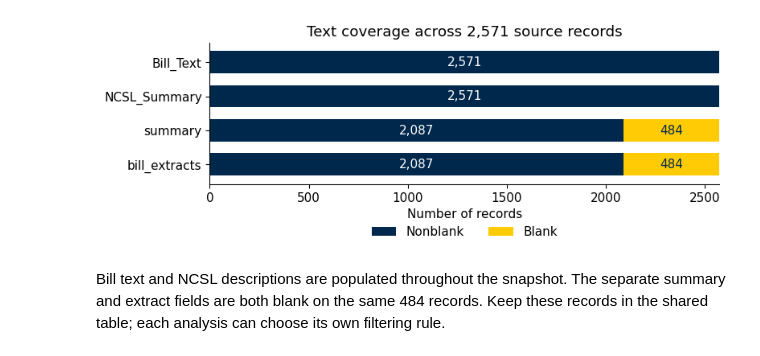
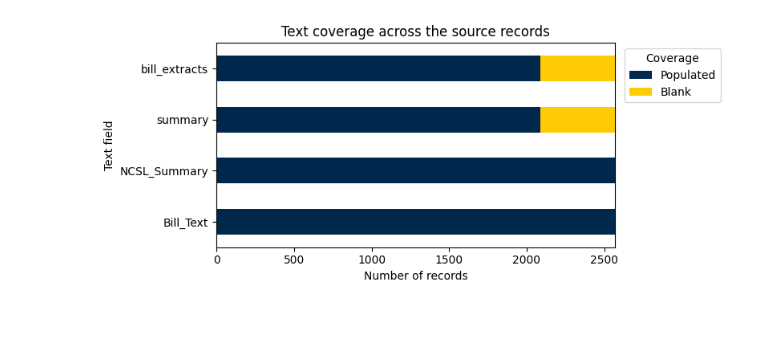
Before and after one commit to dhMontes/siads696-state-of-ai, a Jupyter notebook: josue_src/preprocessing.ipynb, the cells around one changed output. Cells and saved outputs as stored; diff of their text form; code cells hidden in the pictures; blank space fills up the shorter version.

```diff
--- a/josue_src/preprocessing.ipynb
+++ b/josue_src/preprocessing.ipynb
@@ -102,0 +32,8 @@ display(coverage)
+# %%
+prepared = prepare_data(source_path, output_path)
+original_columns = pd.read_csv(source_path, nrows=0).columns
+
+display(pd.DataFrame({
+    "Check": ["Source records", "Original fields", "Prepared fields"],
+    "Result": [len(prepared), len(original_columns), len(prepared.columns)],
+}))
@@ -102,0 +66,11 @@ display(coverage)
+# %%
+text_fields = ["Bill_Text", "NCSL_Summary", "summary", "bill_extracts"]
+blank_counts = prepared[text_fields].apply(lambda column: column.str.strip().eq("").sum())
+coverage = pd.DataFrame({
+    "Populated": len(prepared) - blank_counts,
+    "Blank": blank_counts,
+})
+display(coverage)
+
+both_blank = prepared["summary"].str.strip().eq("") & prepared["bill_extracts"].str.strip().eq("")
+print(f"Records with both summary and extract blank: {both_blank.sum():,}")
@@ -103,19 +84,12 @@ display(coverage)
 # %%
 ax = coverage.plot.barh(
-    stacked=True, figsize=(8, 3.2), color=["#00274C", "#FFCB05"], width=0.65,
+    stacked=True, color=["#00274C", "#FFCB05"], figsize=(8, 3.5)
 )
-ax.invert_yaxis()
-ax.set_title(f"Text coverage across {len(common):,} source records")
+ax.set_title("Text coverage across the source records")
 ax.set_xlabel("Number of records")
-ax.set_ylabel("")
-ax.legend(loc="upper center", bbox_to_anchor=(0.5, -0.22), ncol=2, frameon=False)
-for bars in ax.containers:
-    labels = [f"{int(bar.get_width()):,}" if bar.get_width() else "" for bar in bars]
-    color = "white" if bars is ax.containers[0] else "#00274C"
-    ax.bar_label(bars, labels=labels, label_type="center", color=color)
+ax.set_ylabel("Text field")
+ax.legend(title="Coverage", loc="upper left", bbox_to_anchor=(1.01, 1))
 plt.tight_layout()
 plt.show()
 # %% [output]
-[figure, old version]
+[figure, new version]
-# %% [markdown]
-Bill text and NCSL descriptions are populated throughout the snapshot. The separate summary and extract fields are both blank on the same 484 records. Keep these records in the shared table; each analysis can choose its own filtering rule.
```
Also changed, not shown: parts of 26 cells of this notebook, 18 other files.
